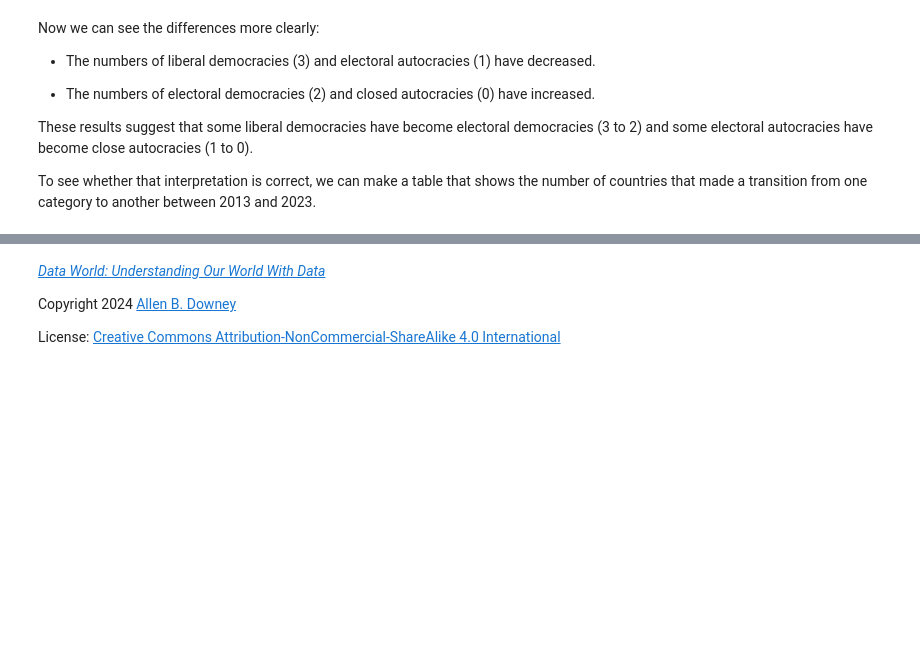
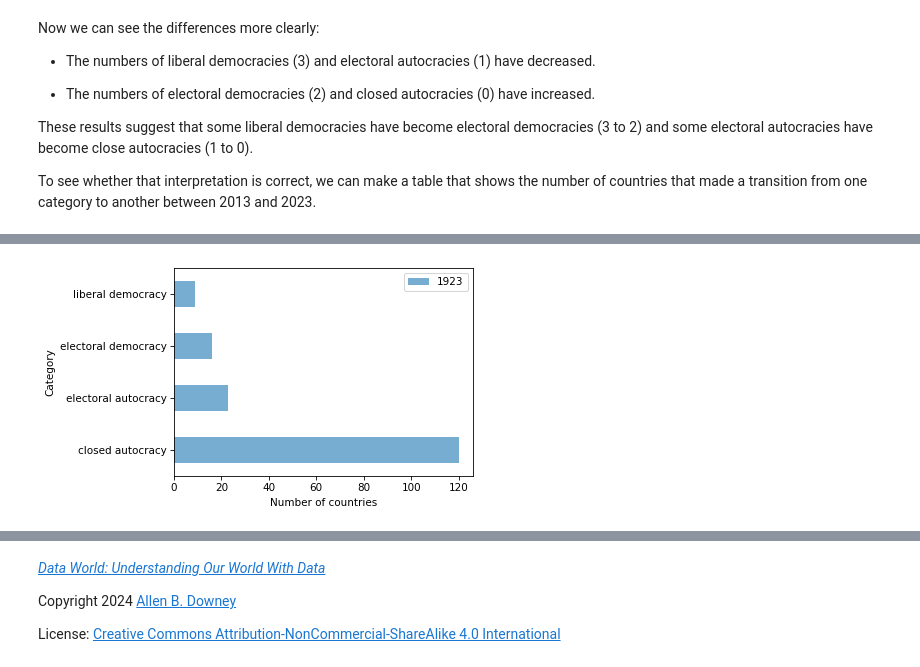
Before and after one commit to AllenDowney/DataWorld, a Jupyter notebook: soln/democracy.ipynb, the cells around one changed output, grey strips where cells are left out. Drawn from its saved outputs; the diff is of its cells as text; code cells hidden in the pictures; blank space fills up the shorter version.

```diff
--- a/soln/democracy.ipynb
+++ b/soln/democracy.ipynb
@@ -360,3 +422,7 @@ counts[year0]
 3      9
 Name: 1923, dtype: int64
 [interactive output not drawn]
+# %%
+plot_counts(counts, year0)
+# %% [output]
+[figure, added]
```
Also changed, not shown: parts of 44 cells of this notebook, 1 other file.
